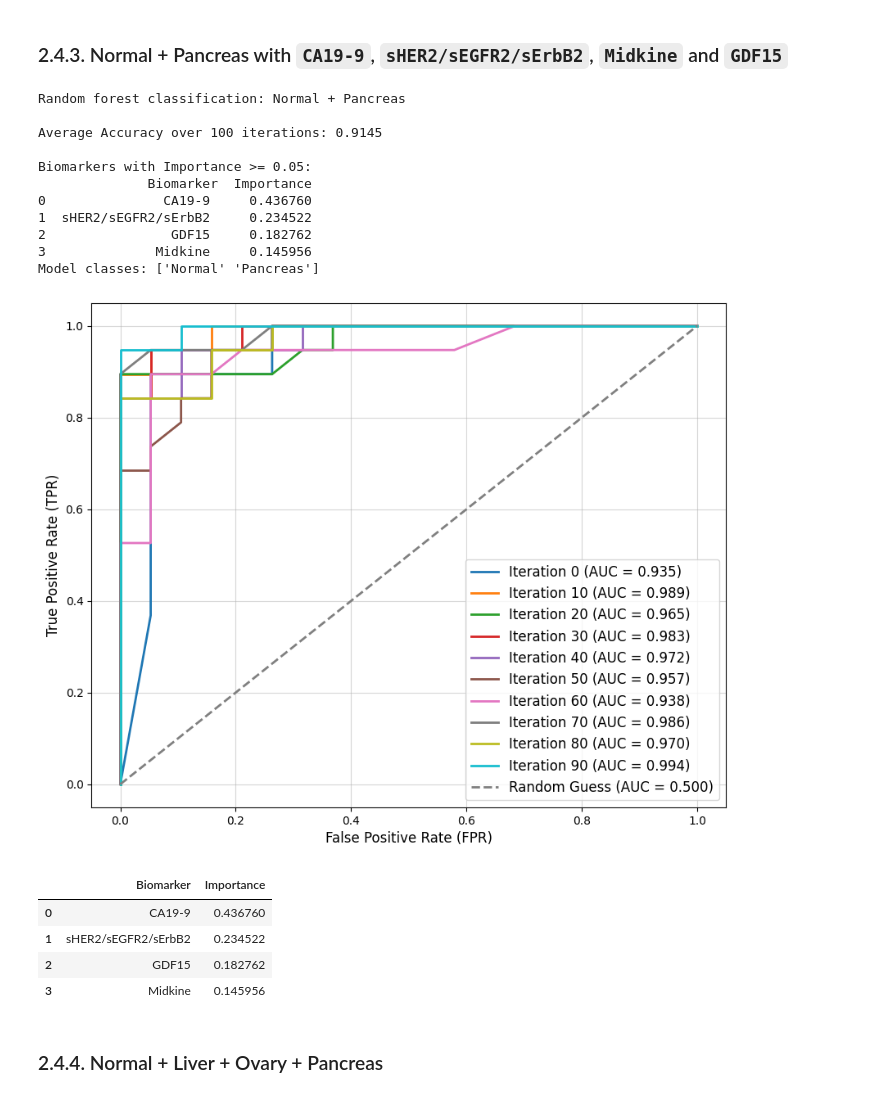
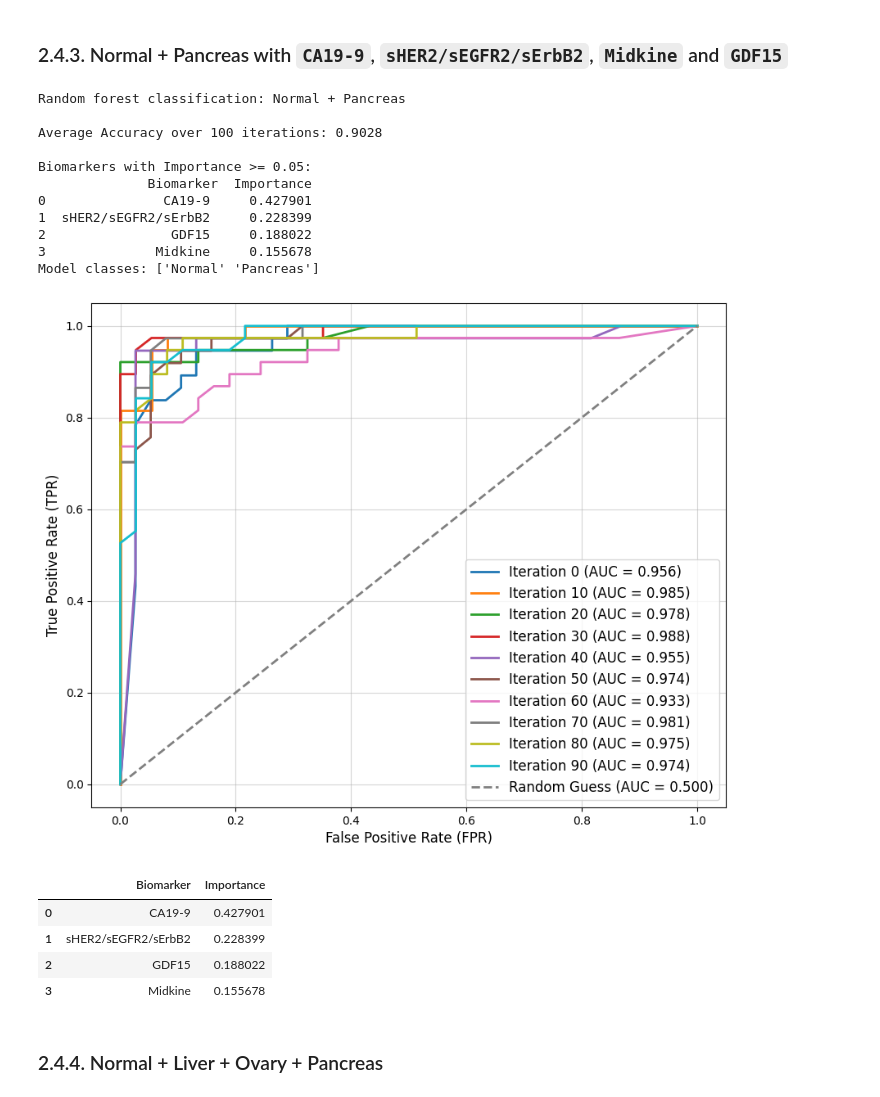
Before and after one commit to subhajitbn/Cancer-Biomarkers-from-Clinical-Data, a Jupyter notebook: tutorial-full.ipynb, the cells around one changed output. Drawn from its saved outputs; the diff is of its cells as text; code cells hidden in the pictures.

Commit message:
Test size changed to 0.4 instead of 0.2 for generating the ROC curves and AUC

```diff
--- a/tutorial-full.ipynb
+++ b/tutorial-full.ipynb
@@ -460,32 +460,32 @@ Model classes: ['Normal' 'Ovary']
 # %%
 pancreas_finalized_biomarkers = [i for i, _ in pancreas_shared_nature_of_biomarkers]
 rf_normal_cancers(categories = categories,
                   dfs = dfs,
                   cancer1_category_index = 7,
                   selected_biomarkers = np.array(pancreas_finalized_biomarkers),
-                  test_size = 0.2,
+                  test_size = 0.4,
                   iterations = 100,
                   threshold = 0.05,
                   debug = True,
                   roc = True)
 # %% [output]
 Random forest classification: Normal + Pancreas
 
-Average Accuracy over 100 iterations: 0.9145
+Average Accuracy over 100 iterations: 0.9028
 
 Biomarkers with Importance >= 0.05:
               Biomarker  Importance
-0               CA19-9     0.436760
-1  sHER2/sEGFR2/sErbB2     0.234522
-2                GDF15     0.182762
-3              Midkine     0.145956
+0               CA19-9     0.427901
+1  sHER2/sEGFR2/sErbB2     0.228399
+2                GDF15     0.188022
+3              Midkine     0.155678
 Model classes: ['Normal' 'Pancreas']
-[figure, old version]
+[figure, new version]
 |  | Biomarker | Importance |
-| 0 | CA19-9 | 0.436760 |
-| 1 | sHER2/sEGFR2/sErbB2 | 0.234522 |
-| 2 | GDF15 | 0.182762 |
-| 3 | Midkine | 0.145956 |
+| 0 | CA19-9 | 0.427901 |
+| 1 | sHER2/sEGFR2/sErbB2 | 0.228399 |
+| 2 | GDF15 | 0.188022 |
+| 3 | Midkine | 0.155678 |
 # %% [markdown]
 ### 2.4.4. Normal + Liver + Ovary + Pancreas
 # %%
```
Also changed, not shown: parts of 3 cells of this notebook, 3 other files.
